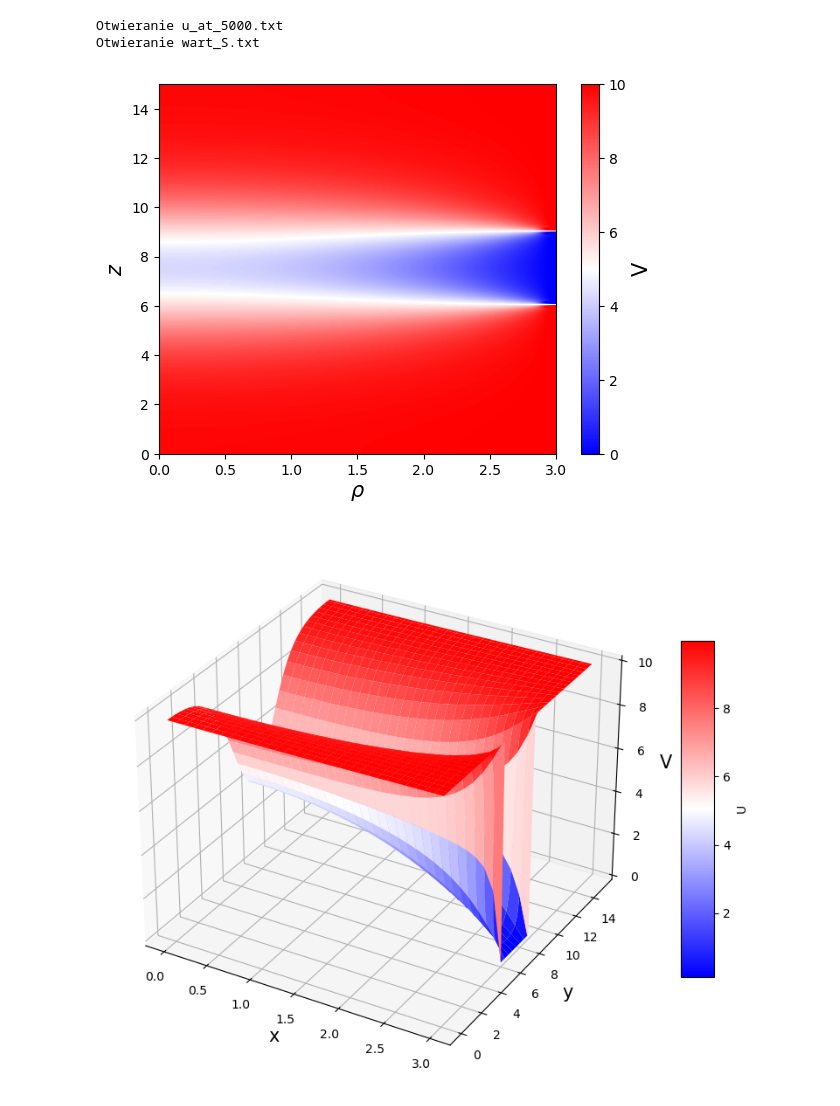
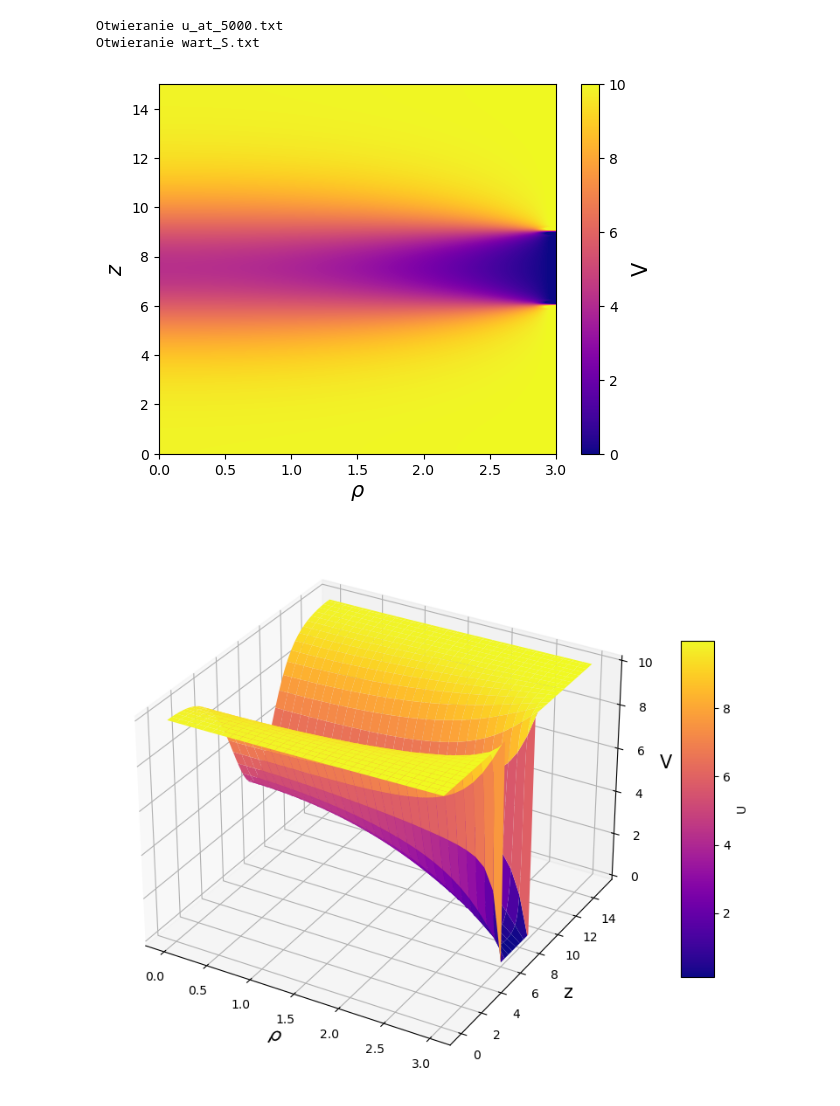
Before and after one commit to Michau-H/theoretical-physics, a Jupyter notebook: lab5_rownanie_Poissona/wyniki/czytanie1.ipynb, the cells around one changed output. Saved outputs shown, nothing was run; the diff lists cells and outputs as text; code cells hidden in the pictures.

```diff
--- a/lab5_rownanie_Poissona/wyniki/czytanie1.ipynb
+++ b/lab5_rownanie_Poissona/wyniki/czytanie1.ipynb
@@ -47,15 +47,15 @@ u500 = u500.T
 # %%
 fs = 15
 # plt.figure(figsize=(10,10))
-plt.imshow(u500, cmap='bwr', interpolation='spline36', extent=[0, 3, 0, 15], aspect = 'auto')
+plt.imshow(u500, cmap='plasma', interpolation='spline36', extent=[0, 3, 0, 15], aspect = 'auto')
 plt.colorbar(label='U').set_label('V', fontsize=fs)
 # plt.axis('equal')
 plt.xlabel(r"$\rho$", fontsize = fs)
 plt.ylabel(r"$z$", fontsize = fs)
-# plt.title(f'b) 500it', fontsize = fs)
+# plt.title(f'a)', fontsize = fs)
 plt.show()
 # %% [output]
-[figure, old version]
+[figure, new version]
 # %%
 ny, nx = u500.shape
 x = np.linspace(0, 3, nx)
@@ -65,18 +65,18 @@ X, Y = np.meshgrid(x, y)
 fig = plt.figure(figsize=(10, 10))
 ax = fig.add_subplot(111, projection='3d')
 
-surf = ax.plot_surface(X, Y, u500, cmap='bwr', edgecolor='none')
+surf = ax.plot_surface(X, Y, u500, cmap='plasma', edgecolor='none')
 
-ax.set_xlabel('x', fontsize=fs)
-ax.set_ylabel('y', fontsize=fs)
+ax.set_xlabel(r'$\rho$', fontsize=fs)
+ax.set_ylabel('z', fontsize=fs)
 ax.set_zlabel('V', fontsize=fs)
-# ax.set_title('b) 500it', fontsize=fs)
+# ax.set_title('', fontsize=fs)
 
 fig.colorbar(surf, shrink=0.5, aspect=10, label='U')
 
 plt.show()
 # %% [output]
-[figure, old version]
+[figure, new version]
 # %%
 plt.plot(wartS1[0], wartS1[1], '-', label = "relaksacja")
 plt.legend(loc='upper right')
```
Also changed, not shown: parts of 3 cells of this notebook, 21 other files.
